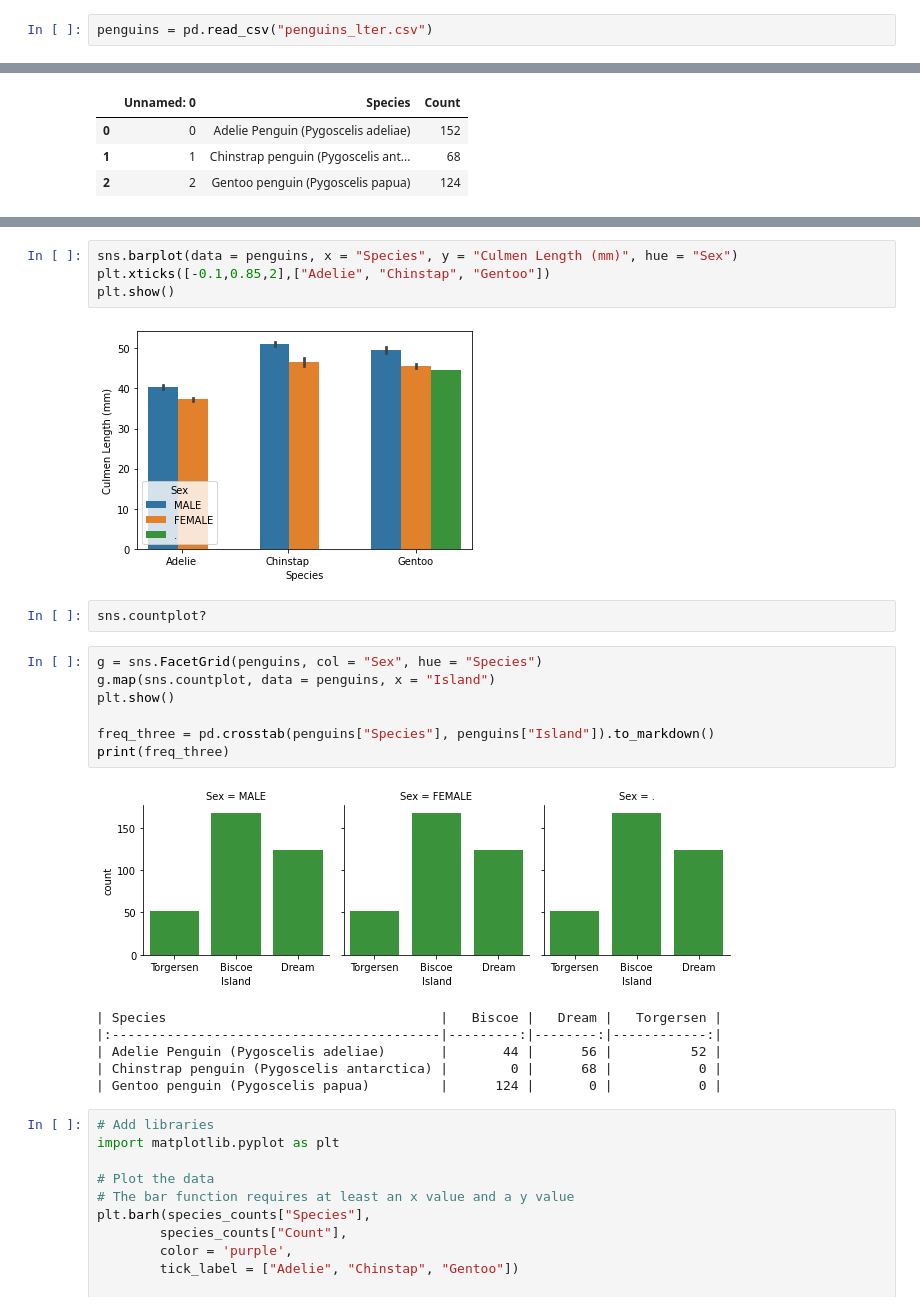
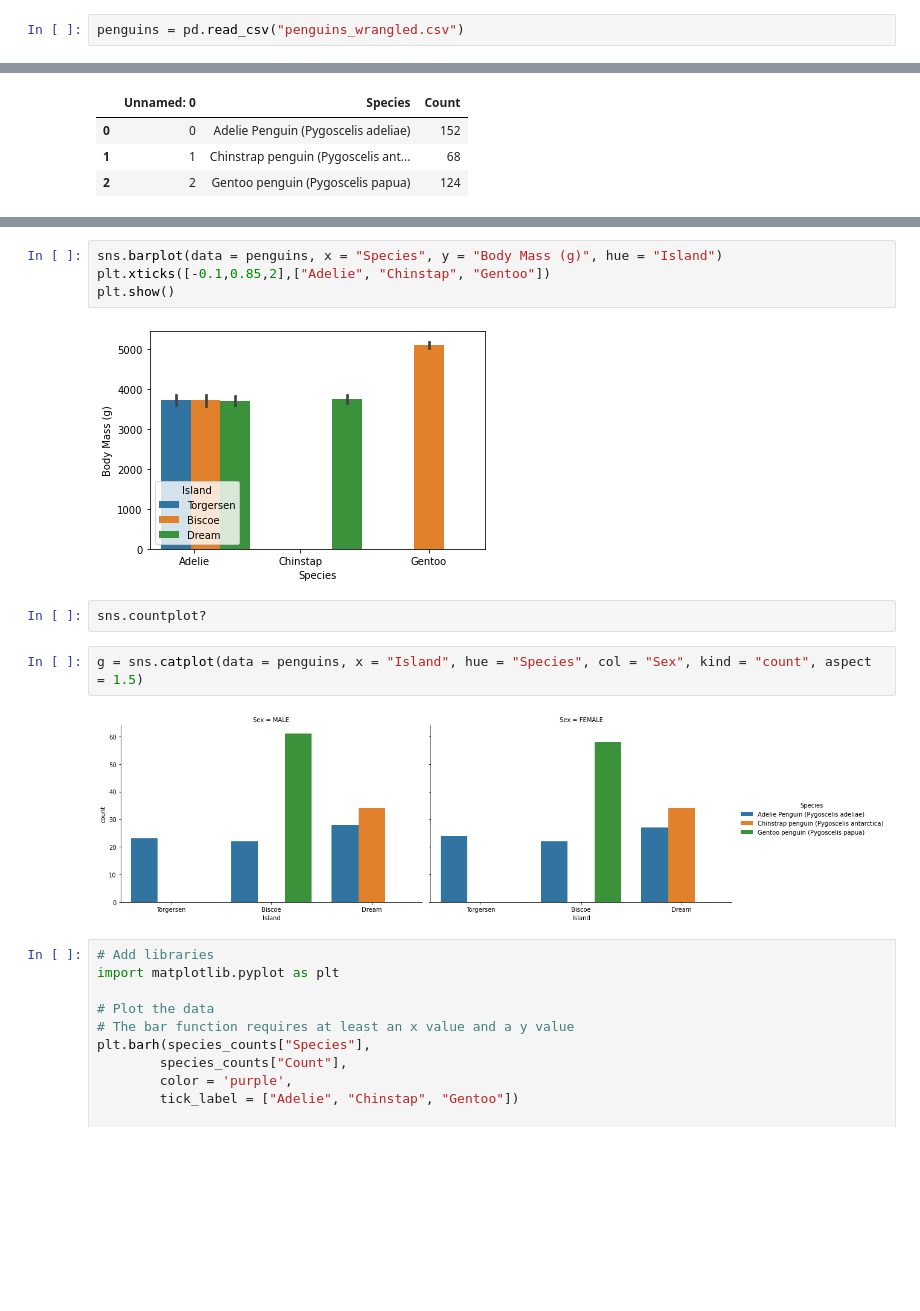
Before and after one commit to vnguyen24/SURF2022, a Jupyter notebook: Session2/Teaching2.ipynb, the cells around one changed output, grey strips where cells are left out. Saved outputs shown, nothing was run; the diff lists cells and outputs as text; blank space fills up the shorter version.

```diff
--- a/Session2/Teaching2.ipynb
+++ b/Session2/Teaching2.ipynb
@@ -65,7 +65,7 @@ We can import a csv file to work with external data. In order to do so, we are g
 
 **Note** : your file must be stored in the same folder as this jupyter notebook.
 # %%
-penguins = pd.read_csv("penguins_lter.csv")
+penguins = pd.read_csv("penguins_wrangled.csv")
 # %% [markdown]
 Now, we can look at the first few rows by typing dataframe.head(), or the last few rows by typing dataframe.tail()
 # %%
@@ -375,25 +331,15 @@ plt.show()
 # %%
-sns.barplot(data = penguins, x = "Species", y = "Culmen Length (mm)", hue = "Sex")
+sns.barplot(data = penguins, x = "Species", y = "Body Mass (g)", hue = "Island")
 plt.xticks([-0.1,0.85,2],["Adelie", "Chinstap", "Gentoo"])
 plt.show()
 # %% [output]
-[figure, old version]
+[figure, new version]
 # %%
 sns.countplot?
 # %%
-g = sns.FacetGrid(penguins, col = "Sex", hue = "Species")
-g.map(sns.countplot, data = penguins, x = "Island")
-plt.show()
-
-freq_three = pd.crosstab(penguins["Species"], penguins["Island"]).to_markdown()
-print(freq_three)
+g = sns.catplot(data = penguins, x = "Island", hue = "Species", col = "Sex", kind = "count", aspect = 1.5)
 # %% [output]
-[figure, old version]
+[figure, new version]
-| Species                                   |   Biscoe |   Dream |   Torgersen |
-|:------------------------------------------|---------:|--------:|------------:|
-| Adelie Penguin (Pygoscelis adeliae)       |       44 |      56 |          52 |
-| Chinstrap penguin (Pygoscelis antarctica) |        0 |      68 |           0 |
-| Gentoo penguin (Pygoscelis papua)         |      124 |       0 |           0 |
 # %%
 # Add libraries
 import matplotlib.pyplot as plt
```
Also changed, not shown: parts of 24 cells of this notebook.
